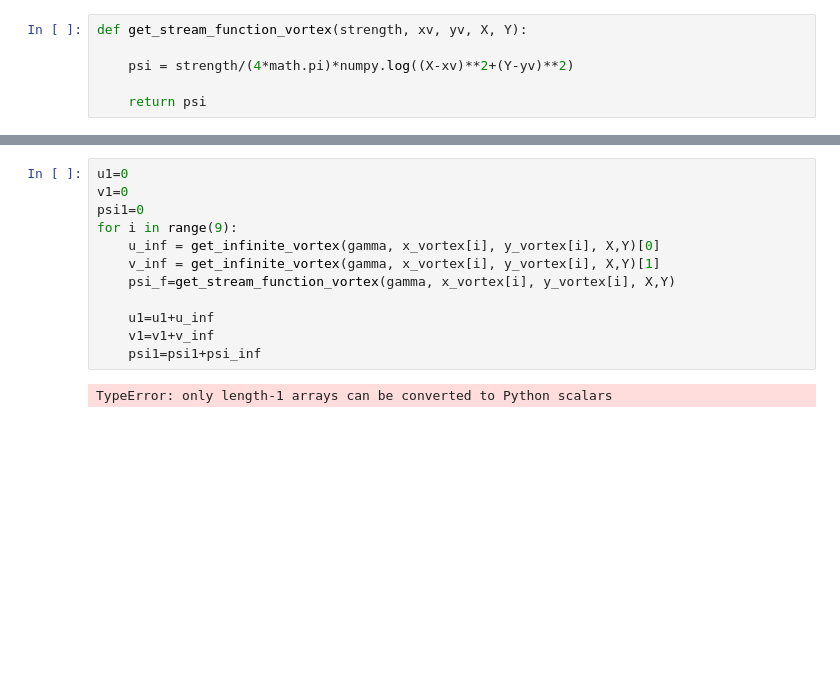
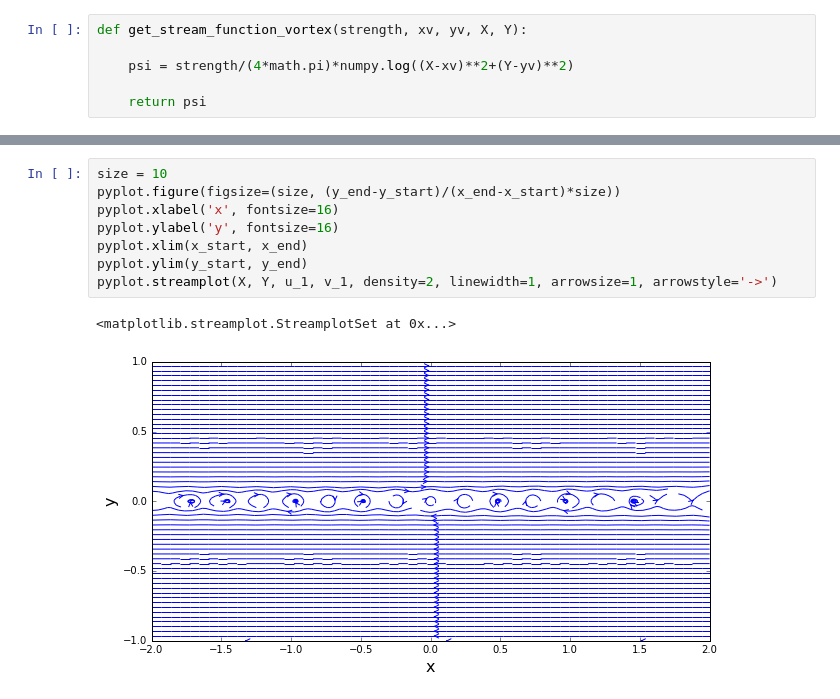
Before and after one commit to wuxuetianzi/mae6226-workspace, a Jupyter notebook: lesson5.ipynb, the cells around one changed output, grey strips where cells are left out. Cells and saved outputs as stored; diff of their text form; blank space fills up the shorter version.

```diff
--- a/lesson5.ipynb
+++ b/lesson5.ipynb
@@ -59,14 +58,11 @@ def get_infinite_vortex(strength, xa, ya, X, Y):
-# %%
-u1=0
-v1=0
-psi1=0
-for i in range(9):
-    u_inf = get_infinite_vortex(gamma, x_vortex[i], y_vortex[i], X,Y)[0]
-    v_inf = get_infinite_vortex(gamma, x_vortex[i], y_vortex[i], X,Y)[1]
-    psi_f=get_stream_function_vortex(gamma, x_vortex[i], y_vortex[i], X,Y)
-
-    u1=u1+u_inf
-    v1=v1+v_inf
-    psi1=psi1+psi_inf
-# %% [output]
-TypeError: only length-1 arrays can be converted to Python scalars
+# %%
+size = 10
+pyplot.figure(figsize=(size, (y_end-y_start)/(x_end-x_start)*size))
+pyplot.xlabel('x', fontsize=16)
+pyplot.ylabel('y', fontsize=16)
+pyplot.xlim(x_start, x_end)
+pyplot.ylim(y_start, y_end)
+pyplot.streamplot(X, Y, u_1, v_1, density=2, linewidth=1, arrowsize=1, arrowstyle='->')
+# %% [output]
+<matplotlib.streamplot.StreamplotSet at 0x...>
+[figure, added]
```
Also changed, not shown: parts of 6 cells of this notebook.
